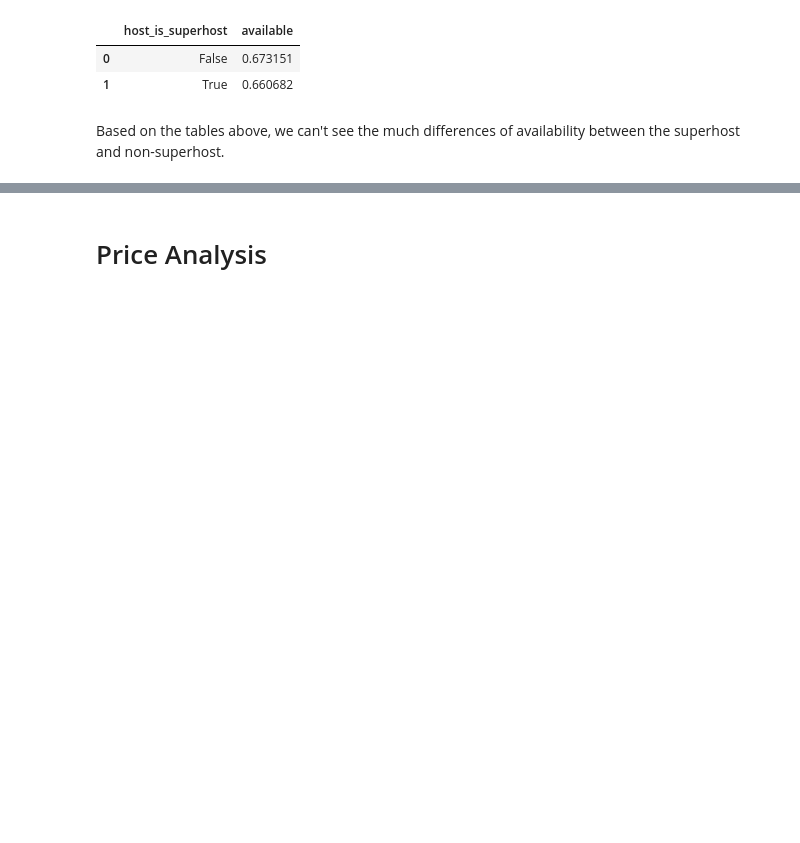
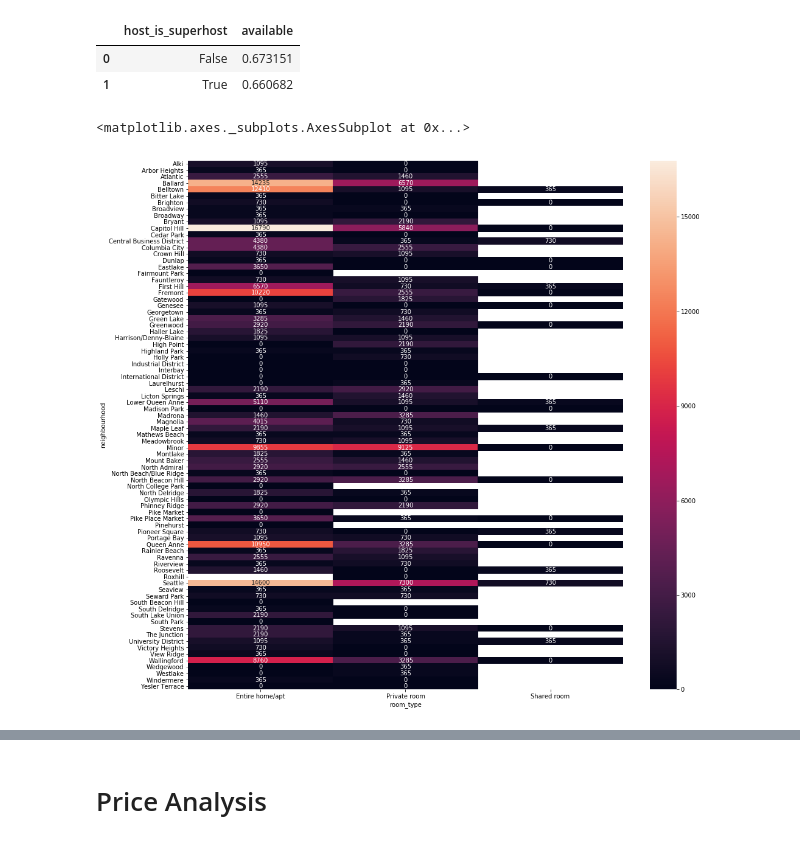
Before and after one commit to Mendy5/Udacity_Data_Scientist_Projects, a Jupyter notebook: P1_Writing_a_Data_Scientist_Blog_Post/Seattle_AirBnB_Data_Analysis_v2.0.ipynb, the cells around one changed output, grey strips where cells are left out. Cells and saved outputs as stored; diff of their text form; code cells hidden in the pictures; blank space fills up the shorter version.

```diff
--- a/P1_Writing_a_Data_Scientist_Blog_Post/Seattle_AirBnB_Data_Analysis_v2.0.ipynb
+++ b/P1_Writing_a_Data_Scientist_Blog_Post/Seattle_AirBnB_Data_Analysis_v2.0.ipynb
@@ -368,5 +354,10 @@ listing_calendar_superhost_avail_df_v2
 |  | host_is_superhost | available |
 | 0 | False | 0.673151 |
 | 1 | True | 0.660682 |
-# %% [markdown]
-Based on the tables above, we can't see the much differences of availability between the superhost and non-superhost.
+# %%
+plt.figure(figsize=(16, 16))
+listing_calendar_superhost_avail_df_v3 = listing_calendar_df.pivot_table(index='neighbourhood', columns='room_type', values='host_is_superhost', aggfunc=np.sum)
+sns.heatmap(listing_calendar_superhost_avail_df_v3, annot=True, fmt=".0f")
+# %% [output]
+<matplotlib.axes._subplots.AxesSubplot at 0x...>
+[figure, added]
```
Also changed, not shown: parts of 25 cells of this notebook.
